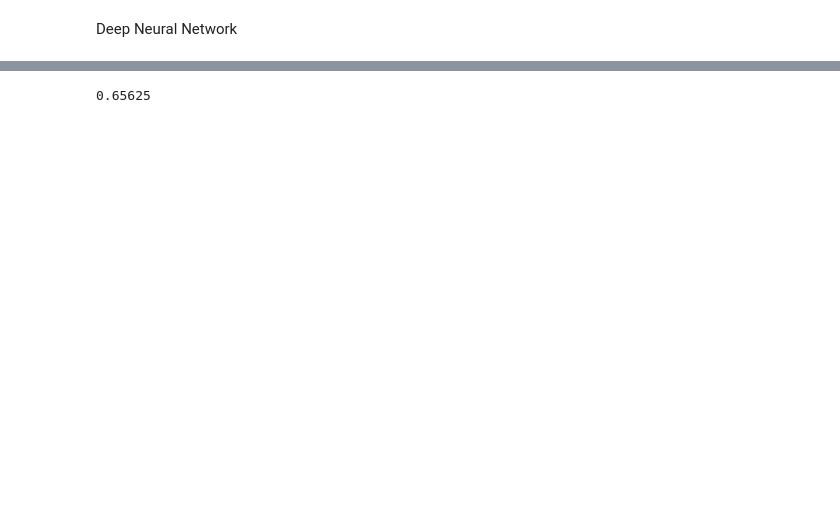
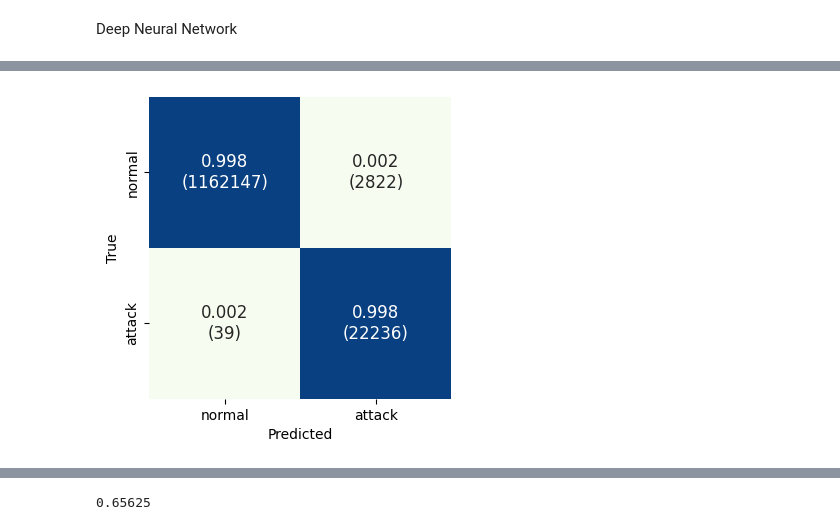
Before and after one commit to hampu5/ml-classify, a Jupyter notebook: ml_classify/dnn-book.ipynb, the cells around one changed output, grey strips where cells are left out. Saved outputs shown, nothing was run; the diff lists cells and outputs as text; code cells hidden in the pictures; blank space fills up the shorter version.

```diff
--- a/ml_classify/dnn-book.ipynb
+++ b/ml_classify/dnn-book.ipynb
@@ -198,4 +193,24 @@ print("Kappa score:  %0.4f(+/- %0.4f)" % (kappa_scores.mean(), kappa_scores.std(
+# %%
+from sklearn.metrics import confusion_matrix
+import matplotlib.pyplot as plt
+import seaborn as sns
+def plot_confusion_matrix(y_test, pred, name, cbar=True, loc="right"):
+    cm_norm = confusion_matrix(y_test, pred, normalize="true")
+    cm = confusion_matrix(y_test, pred)
+    annots = pd.DataFrame(cm_norm).applymap(lambda x: str(round(x, 3)))
+    annots += pd.DataFrame(cm).applymap(lambda x: f"\n({str(x)})")
+    plt.figure(dpi=100)
+    sns.heatmap(cm_norm, annot=annots, fmt="s", square=True, vmin=0, vmax=1,
+        xticklabels=["normal", "attack"], yticklabels=["normal", "attack"], cmap="GnBu", cbar=cbar,
+        cbar_kws={"location": loc}, annot_kws={"fontsize": "large"})
+    # plt.title(title)
+    plt.xlabel("Predicted")
+    plt.ylabel("True")
+    # plt.savefig(f"../images/performance/dnn_survival_balanced_{name}.pdf", dpi=300, bbox_inches="tight")
+    plt.show()
 # %%
-from plot_tools import plot_confusion_matrix
+# from plot_tools import plot_confusion_matrix
 
-plot_confusion_matrix(y_train, pred_train, "DNN, \"Survival\", all attacks, training data\n(# of instances)", cbar=False)
+plot_confusion_matrix(y_train, pred_train, "train", cbar=False)
+# %% [output]
+[figure, added]
```
Also changed, not shown: parts of 13 cells of this notebook, 33 other files.
